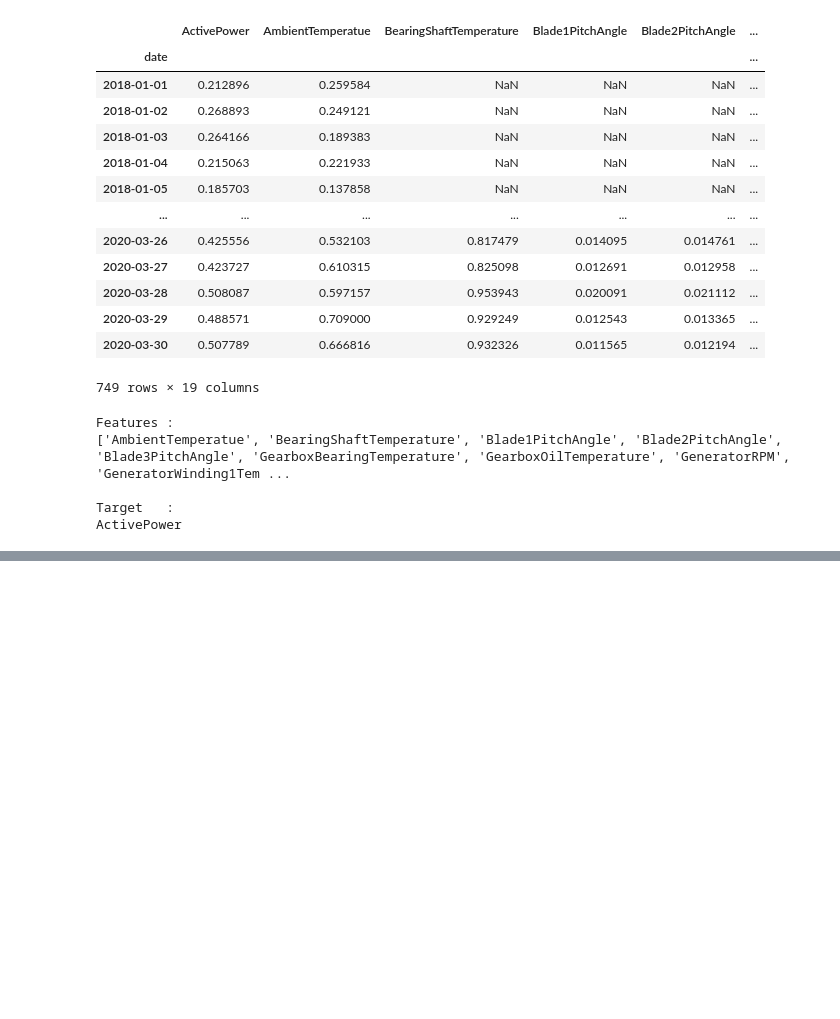
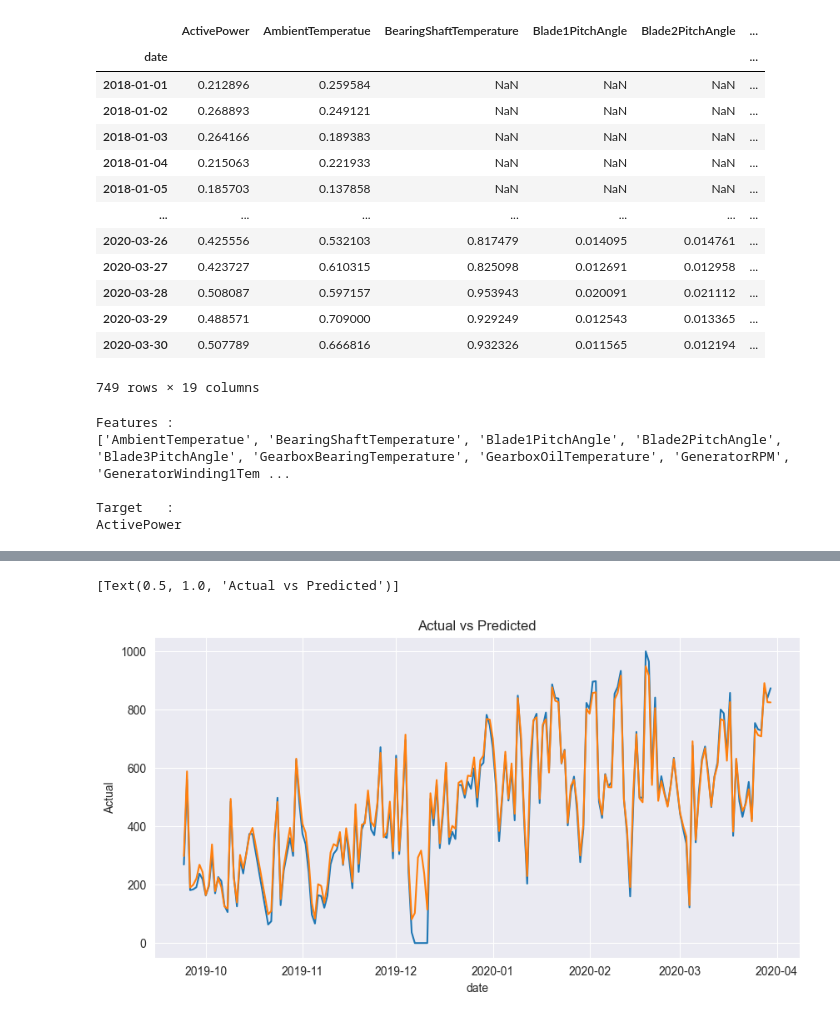
Before and after one commit to amithvardhan99/videos, a Jupyter notebook: Prediction of Renewable Energy Generation/notebook.ipynb, the cells around one changed output, grey strips where cells are left out. Saved outputs shown, nothing was run; the diff lists cells and outputs as text; code cells hidden in the pictures; blank space fills up the shorter version.

```diff
--- a/Prediction of Renewable Energy Generation/notebook.ipynb
+++ b/Prediction of Renewable Energy Generation/notebook.ipynb
@@ -173,0 +236,3 @@ ActivePower
+# %%
+xgb_regr_1 = XGBRegressor(n_estimators=200)
+xgb_regr_1.fit(X_train, y_train,eval_set=[(X_train,y_train),(X_test,y_test)],early_stopping_rounds=2,verbose=True)
@@ -173,0 +268,3 @@ ActivePower
+# %%
+y_pred = xgb_regr_1.predict(X_test)
+y_pred[0:10]
@@ -173,0 +274,4 @@ ActivePower
+# %%
+target_df = pd.DataFrame(columns=["Actual","Predicted"],index=y_test.index)
+target_df["Actual"] = y_test.copy()
+target_df["Predicted"] = y_pred.copy()
@@ -173,0 +306,7 @@ ActivePower
+# %%
+target_df_mod = target_df.reset_index()
+target_df_mod = target_df_mod.rename(columns={"Unnamed: 0":"timestamp"})
+target_df_mod["timestamp"] = pd.to_datetime(target_df_mod["timestamp"])
+target_df_mod["date"] = target_df_mod["timestamp"].dt.date
+target_df_daily = target_df_mod.groupby(by="date").mean()[["Actual","Predicted"]]
+target_df_daily.head()
@@ -173,0 +321,8 @@ ActivePower
+# %%
+fig, ax = plt.subplots(figsize=(10,5))
+sns.lineplot(x=target_df_daily.index,y=target_df_daily["Actual"])
+sns.lineplot(x=target_df_daily.index,y=target_df_daily["Predicted"])
+ax.set(title="Actual vs Predicted")
+# %% [output]
+[Text(0.5, 1.0, 'Actual vs Predicted')]
+[figure, added]
```
Also changed, not shown: parts of 14 cells of this notebook.
